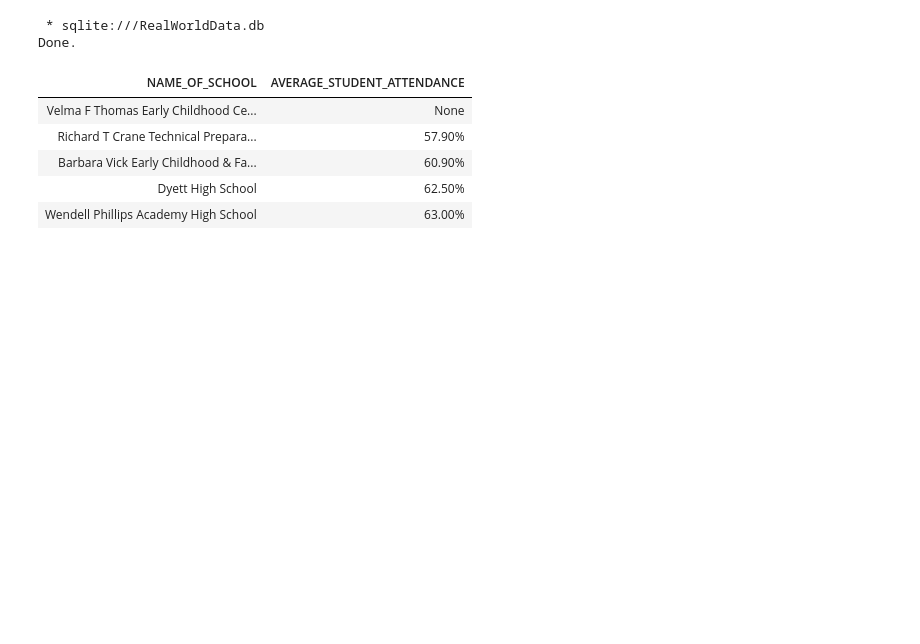
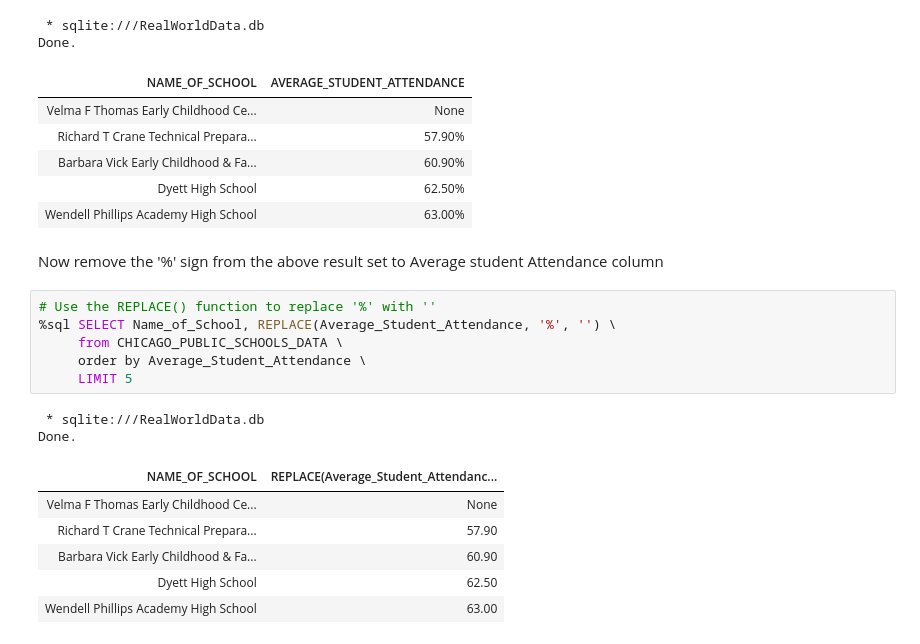
Before and after one commit to KennethNjuguna/Accessing_Databases_Using_SQL_Magic, a Jupyter notebook: real-dataset-using-sql-and-python.ipynb, the cells around one changed output. Cells and saved outputs as stored; diff of their text form; blank space fills up the shorter version.

```diff
--- a/real-dataset-using-sql-and-python.ipynb
+++ b/real-dataset-using-sql-and-python.ipynb
@@ -198,3 +198,20 @@ Done.
 | Barbara Vick Early Childhood & Fa... | 60.90% |
 | Dyett High School | 62.50% |
 | Wendell Phillips Academy High School | 63.00% |
+# %% [markdown]
+Now remove the '%' sign from the above result set to Average student Attendance column
+# %%
+# Use the REPLACE() function to replace '%' with ''
+%sql SELECT Name_of_School, REPLACE(Average_Student_Attendance, '%', '') \
+     from CHICAGO_PUBLIC_SCHOOLS_DATA \
+     order by Average_Student_Attendance \
+     LIMIT 5
+# %% [output]
+ * sqlite:///RealWorldData.db
+Done.
+| NAME_OF_SCHOOL | REPLACE(Average_Student_Attendanc... |
+| Velma F Thomas Early Childhood Ce... | None |
+| Richard T Crane Technical Prepara... | 57.90 |
+| Barbara Vick Early Childhood & Fa... | 60.90 |
+| Dyett High School | 62.50 |
+| Wendell Phillips Academy High School | 63.00 |
```
Also changed, not shown: parts of 5 cells of this notebook.
